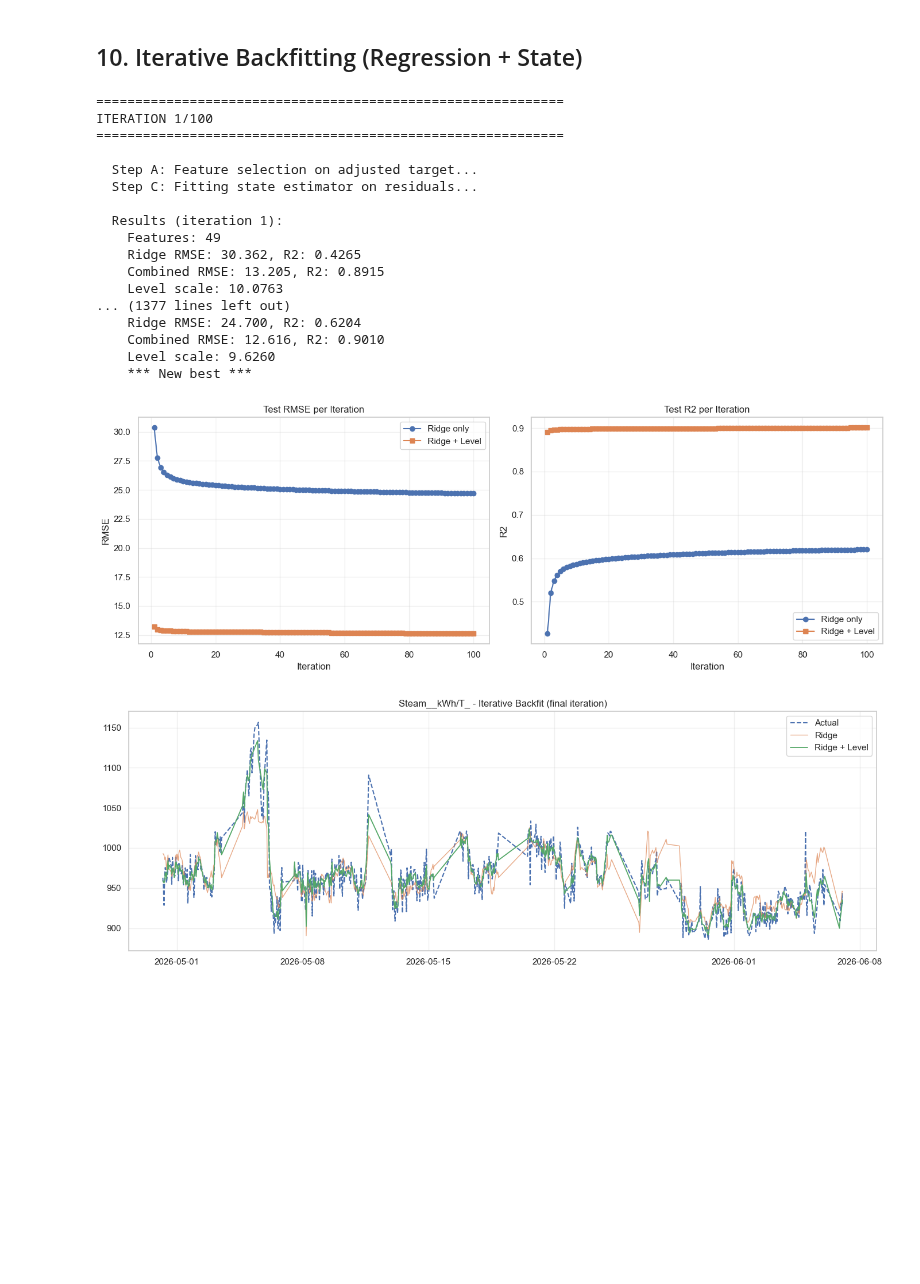
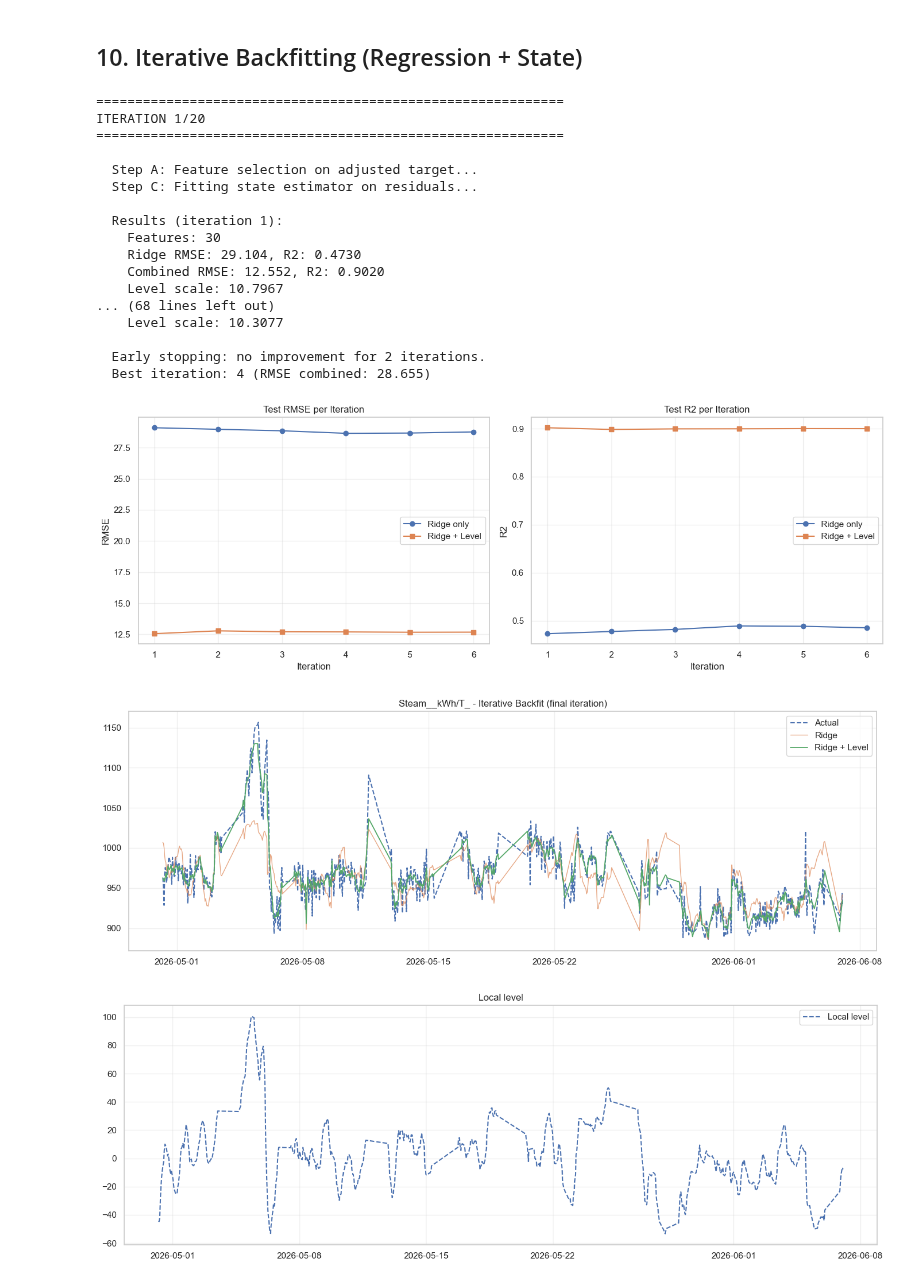
Before and after one commit to Miggon-dev/costimiser2, a Jupyter notebook: training/training4_clean.ipynb, the cells around one changed output. Cells and saved outputs as stored; diff of their text form; code cells hidden in the pictures; blank space fills up the shorter version.

```diff
--- a/training/training4_clean.ipynb
+++ b/training/training4_clean.ipynb
@@ -67,7 +67,7 @@ BLACK_LIST = [
 CREATED_VARIABLE_CANDIDATES = [
     "Water_Predryer", "diluted_starch", "Fibre__g/m2_",
     "Water_Afterdryer_output", "dewatering",
-    "inv_Production_Rate__T/h_", "fibre_short/long",
+    "Production_Rate__T/h_", "fibre_short/long",
 ]
 # %% [markdown]
 ## 3. Data Loading & Filtering
@@ -114,9 +114,10 @@ from preprocessing import build_pre_estimator
 
 # Determine fixed features (always included in CMA-ES)
 fixed_features = [
-    "ambient_temp_C", "exha_mois_1", "exha_mois_2",
-    "inlet_temp_1", "inlet_temp_2", "linepressure_1",
-    "fabric_tension_1", "gas_decu_1", "gas_decu_2", "gas_decu_3",
+    #"ambient_temp_C", "exha_mois_1", "exha_mois_2",
+    #"inlet_temp_1", "inlet_temp_2",
+    "linepressure_1",
+    #"fabric_tension_1", "gas_decu_1", "gas_decu_2", "gas_decu_3",
     "grammage",
 ]
 
@@ -394,7 +396,7 @@ the level captures slow drift).
 from state_estimation import iterative_backfit
 from feature_selection import cmaes_feature_selection, fit_all_features
 
-SKIP_FEATURE_SELECTION = True
+SKIP_FEATURE_SELECTION = False
 
 def run_feature_selection(X_full, y_full, iteration, splines=False):
     if SKIP_FEATURE_SELECTION:
@@ -423,7 +425,7 @@ backfit_result = iterative_backfit(
     train_idx=np.arange(split),
     test_idx=np.arange(split, len(X)),
     feature_selection_fn=run_feature_selection,
-    n_iterations=100,
+    n_iterations=20,
     patience=2,
     state_estimator_kwargs={'level': True, 'stochastic_level': True},
     splines=False,
@@ -431,22 +433,22 @@ backfit_result = iterative_backfit(
 )
 # %% [output]
 ============================================================
-ITERATION 1/100
+ITERATION 1/20
 ============================================================
 
   Step A: Feature selection on adjusted target...
   Step C: Fitting state estimator on residuals...
 
   Results (iteration 1):
-    Features: 49
-    Ridge RMSE: 30.362, R2: 0.4265
-    Combined RMSE: 13.205, R2: 0.8915
-    Level scale: 10.0763
-... (1377 lines left out)
-    Ridge RMSE: 24.700, R2: 0.6204
-    Combined RMSE: 12.616, R2: 0.9010
-    Level scale: 9.6260
-    *** New best ***
+    Features: 30
+    Ridge RMSE: 29.104, R2: 0.4730
+    Combined RMSE: 12.552, R2: 0.9020
+    Level scale: 10.7967
+... (68 lines left out)
+    Level scale: 10.3077
+
+  Early stopping: no improvement for 2 iterations.
+  Best iteration: 4 (RMSE combined: 28.655)
 # %%
 # Plot convergence across iterations
 history = backfit_result['iteration_history']
@@ -459,32 +461,42 @@ axes[0].plot(iters, [h['rmse_combined'] for h in history], 's-', label='Ridge +
 axes[0].set_xlabel('Iteration')
 axes[0].set_ylabel('RMSE')
 axes[0].set_title('Test RMSE per Iteration')
 axes[0].legend()
 axes[0].grid(alpha=0.3)
 
 axes[1].plot(iters, [h['r2_ridge'] for h in history], 'o-', label='Ridge only')
 axes[1].plot(iters, [h['r2_combined'] for h in history], 's-', label='Ridge + Level')
 axes[1].set_xlabel('Iteration')
 axes[1].set_ylabel('R2')
 axes[1].set_title('Test R2 per Iteration')
 axes[1].legend()
 axes[1].grid(alpha=0.3)
 
 plt.tight_layout()
 plt.show()
 
 # Final prediction plot
 fig, ax = plt.subplots(figsize=(14, 5))
 ax.plot(yte.index, yte.values, label='Actual', lw=1.5, ls='--')
 ax.plot(backfit_result['y_test_pred'].index, backfit_result['y_test_pred'].values,
         label='Ridge', lw=1.0, alpha=0.7)
 ax.plot(backfit_result['y_test_combined'].index, backfit_result['y_test_combined'].values,
         label='Ridge + Level', lw=1.3)
 ax.set_title(f'{Y_COLUMN} - Iterative Backfit (final iteration)')
 ax.legend()
 ax.grid(alpha=0.3)
 plt.tight_layout()
 plt.show()
+
+# Final prediction plot
+fig, ax = plt.subplots(figsize=(14, 5))
+ax.plot(backfit_result['y_test_pred'].index, backfit_result['level_test'], label='Local level', lw=1.5, ls='--')
+ax.set_title(f'Local level')
+ax.legend()
+ax.grid(alpha=0.3)
+plt.tight_layout()
+plt.show()
 # %% [output]
-[figure, old version]
+[figure, new version]
-[figure, old version]
+[figure, new version]
+[figure, added]
```
Also changed, not shown: parts of 24 cells of this notebook, 3 other files.
